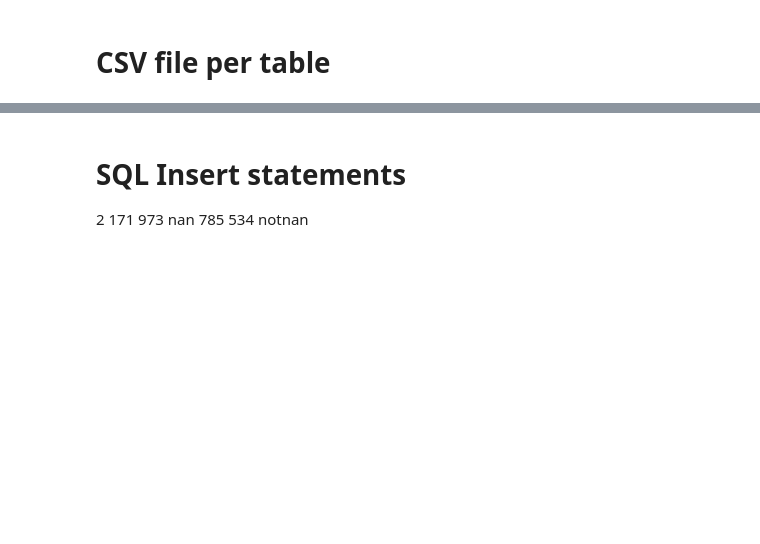
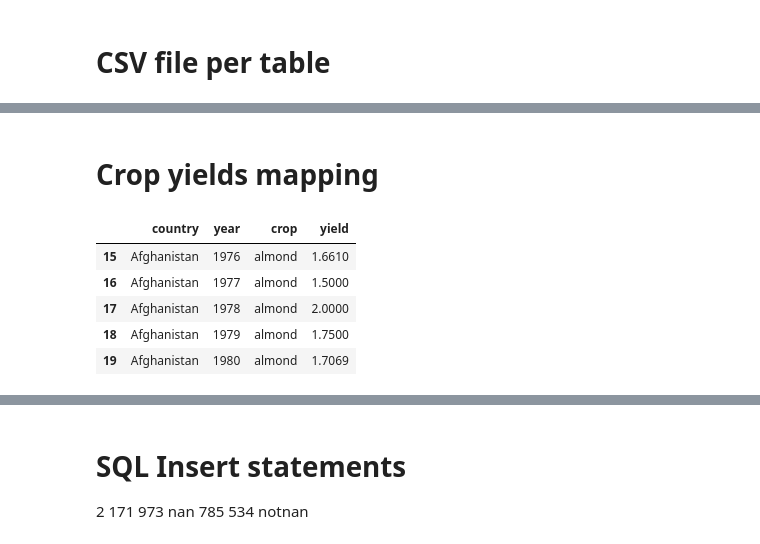
Before and after one commit to nikhil4424/dotnet_datavis_webapp, a Jupyter notebook: database/dataset_preparation.ipynb, the cells around one changed output, grey strips where cells are left out. Drawn from its saved outputs; the diff is of its cells as text; code cells hidden in the pictures; blank space fills up the shorter version.

```diff
--- a/database/dataset_preparation.ipynb
+++ b/database/dataset_preparation.ipynb
@@ -113,0 +139,11 @@ df_crops_melted
+# %% [markdown]
+# Crop yields mapping
+# %%
+df_crops_melted.head()
+# %% [output]
+|  | country | year | crop | yield |
+| 15 | Afghanistan | 1976 | almond | 1.6610 |
+| 16 | Afghanistan | 1977 | almond | 1.5000 |
+| 17 | Afghanistan | 1978 | almond | 2.0000 |
+| 18 | Afghanistan | 1979 | almond | 1.7500 |
+| 19 | Afghanistan | 1980 | almond | 1.7069 |
```
Also changed, not shown: parts of 9 cells of this notebook, 9 other files.
